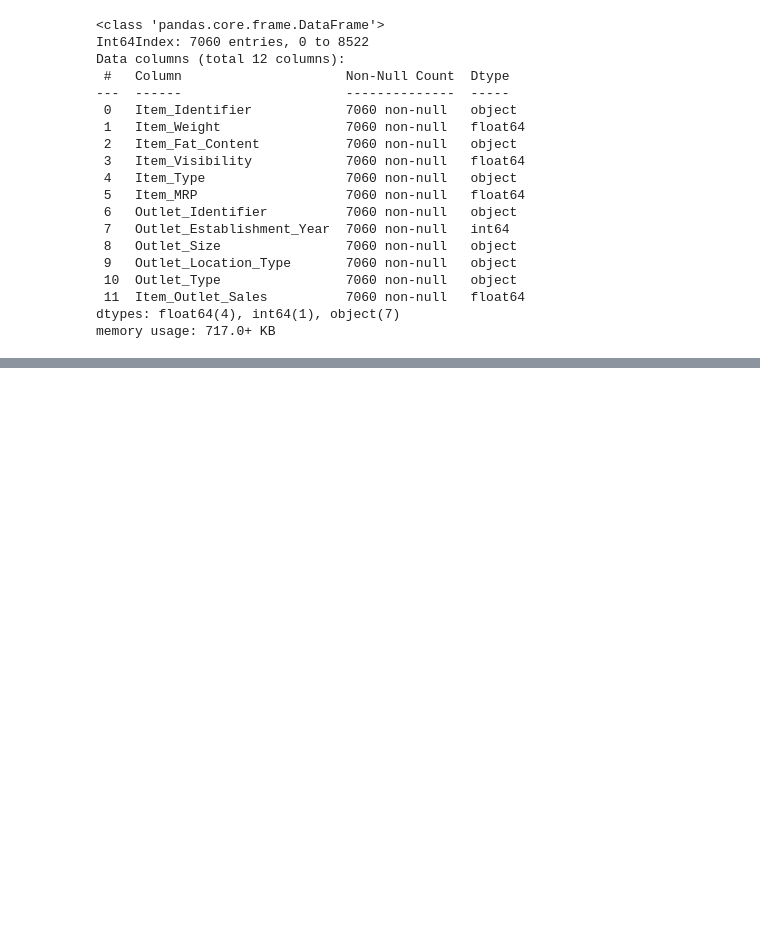
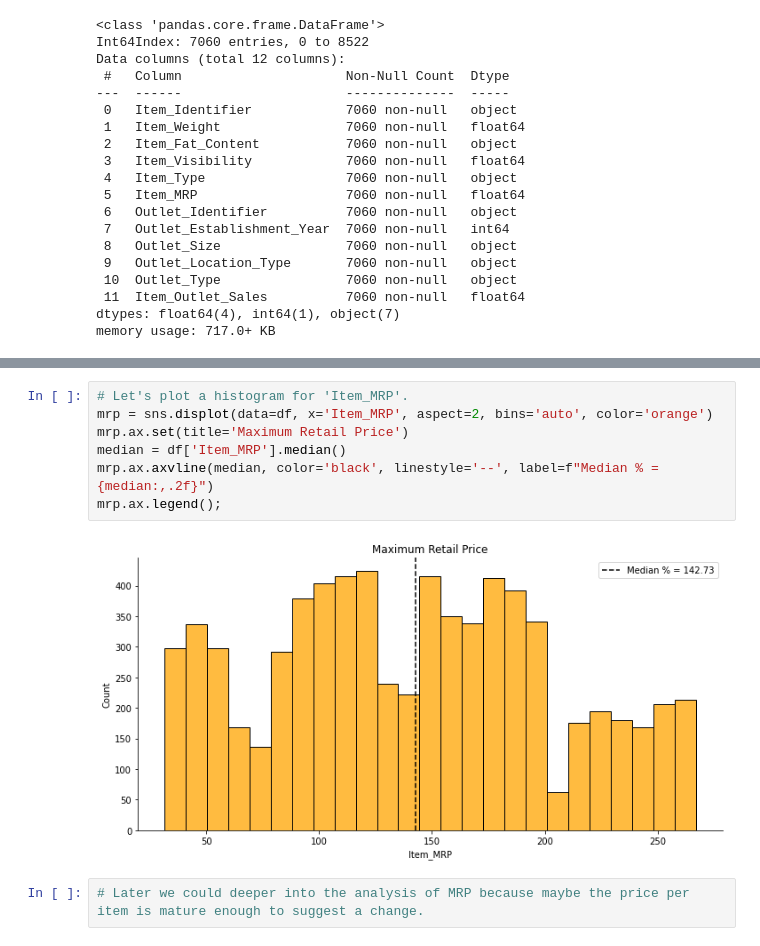
Before and after one commit to edleafvirtual/Project-1.-Big_Mart_Sales_Prediction, a Jupyter notebook: sales_prediction2023.ipynb, the cells around one changed output, grey strips where cells are left out. Saved outputs shown, nothing was run; the diff lists cells and outputs as text; blank space fills up the shorter version.

```diff
--- a/sales_prediction2023.ipynb
+++ b/sales_prediction2023.ipynb
@@ -264,0 +594,11 @@ help(df.to_csv);
+# %%
+# Let's plot a histogram for 'Item_MRP'.
+mrp = sns.displot(data=df, x='Item_MRP', aspect=2, bins='auto', color='orange')
+mrp.ax.set(title='Maximum Retail Price')
+median = df['Item_MRP'].median()
+mrp.ax.axvline(median, color='black', linestyle='--', label=f"Median % = {median:,.2f}")
+mrp.ax.legend();
+# %% [output]
+[figure, added]
+# %%
+# Later we could deeper into the analysis of MRP because maybe the price per item is mature enough to suggest a change.
```
Also changed, not shown: parts of 62 cells of this notebook.
